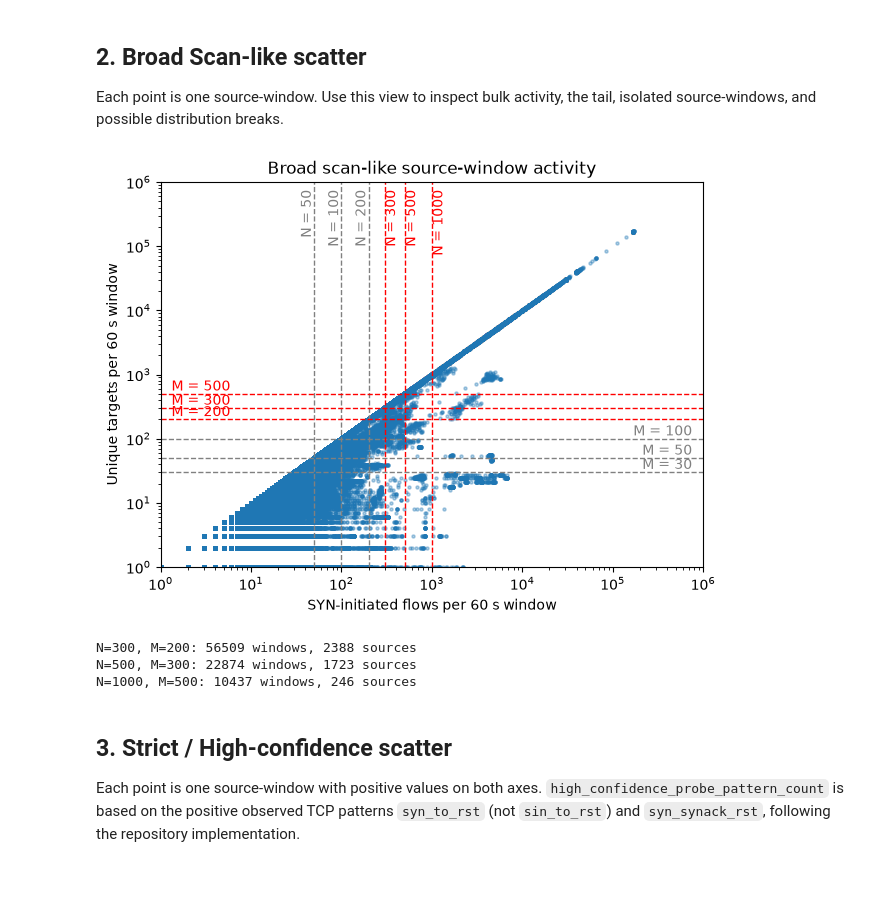
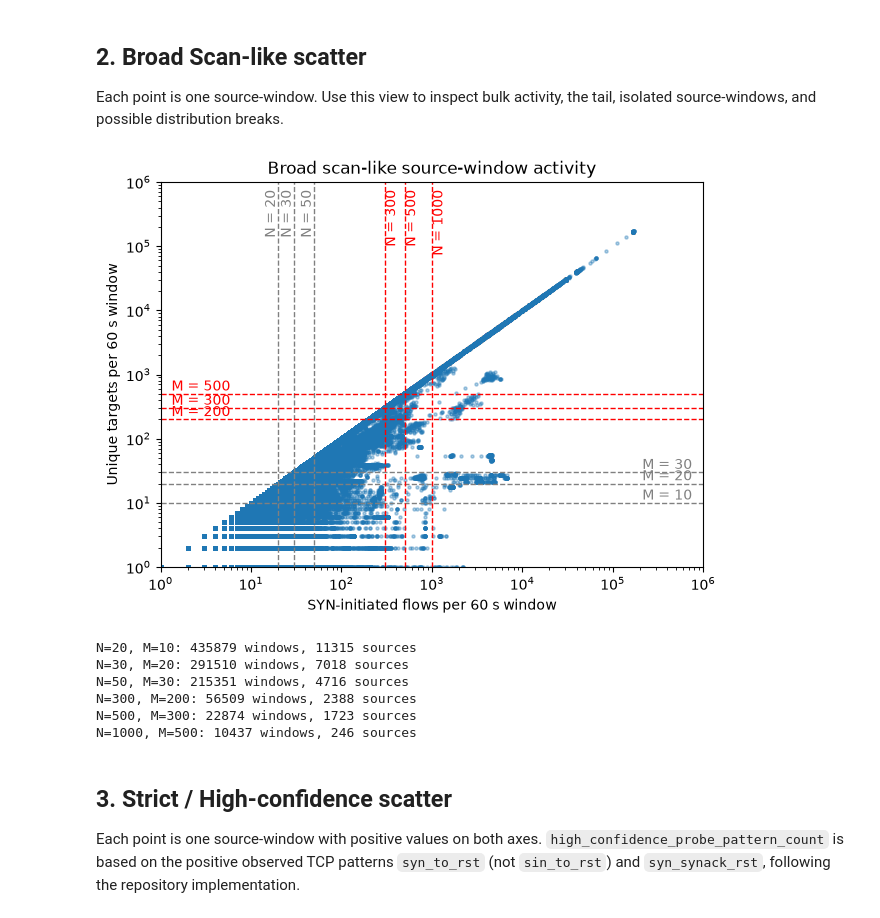
Before and after one commit to ShuntaSakai/mawi-global-analysis, a Jupyter notebook: notebooks/01_scan_threshold_exploration.ipynb, the cells around one changed output. Saved outputs shown, nothing was run; the diff lists cells and outputs as text; code cells hidden in the pictures; blank space fills up the shorter version.

```diff
--- a/notebooks/01_scan_threshold_exploration.ipynb
+++ b/notebooks/01_scan_threshold_exploration.ipynb
@@ -57,9 +57,9 @@ broad_candidates = [
 ]
 
 strict_candidates = [
+    (20, 10),
+    (30, 20),
     (50, 30),
-    (100, 50),
-    (200, 100),
 ]
 
 fig, ax = plt.subplots(figsize=(7, 5))
@@ -75,34 +75,49 @@ ax.set(
     xlim=broad_x_limits,
     ylim=broad_y_limits,
     xlabel='SYN-initiated flows per 60 s window',
     ylabel='Unique targets per 60 s window',
     title='Broad scan-like source-window activity',
 )
 for n, m in strict_candidates:
     ax.axvline(n, color='gray', linestyle='--', linewidth=1)
     ax.axhline(m, color='gray', linestyle='--', linewidth=1)
     ax.text(n, 0.98, f'N = {n}', color='gray', rotation=90, transform=ax.get_xaxis_transform(), ha='right', va='top')
     ax.text(0.98, m, f'M = {m}', color='gray', transform=ax.get_yaxis_transform(), ha='right', va='bottom')
 for n, m in broad_candidates:
     ax.axvline(n, color='red', linestyle='--', linewidth=1)
     ax.axhline(m, color='red', linestyle='--', linewidth=1)
     ax.text(n, 0.98, f'N = {n}', color='red', rotation=90, transform=ax.get_xaxis_transform(), ha='left', va='top')
     ax.text(0.02, m, f'M = {m}', color='red', transform=ax.get_yaxis_transform(), ha='left', va='bottom')
 plt.show()
 
+for n, m in strict_candidates:
+    matched = windows[
+        (windows["syn_initiated_flow_count"] >= n)
+        & (windows["unique_targets"] >= m)
+    ]
+
+    print(
+        f"N={n}, M={m}: "
+        f"{len(matched)} windows, "
+        f"{matched['initial_syn_sender_ip'].nunique()} sources"
+    )
+
 for n, m in broad_candidates:
     matched = windows[
         (windows["syn_initiated_flow_count"] >= n)
         & (windows["unique_targets"] >= m)
     ]
 
     print(
         f"N={n}, M={m}: "
         f"{len(matched)} windows, "
         f"{matched['initial_syn_sender_ip'].nunique()} sources"
     )
 # %% [output]
-[figure, old version]
+[figure, new version]
+N=20, M=10: 435879 windows, 11315 sources
+N=30, M=20: 291510 windows, 7018 sources
+N=50, M=30: 215351 windows, 4716 sources
 N=300, M=200: 56509 windows, 2388 sources
 N=500, M=300: 22874 windows, 1723 sources
 N=1000, M=500: 10437 windows, 246 sources
```
Also changed, not shown: parts of 1 cell of this notebook.
